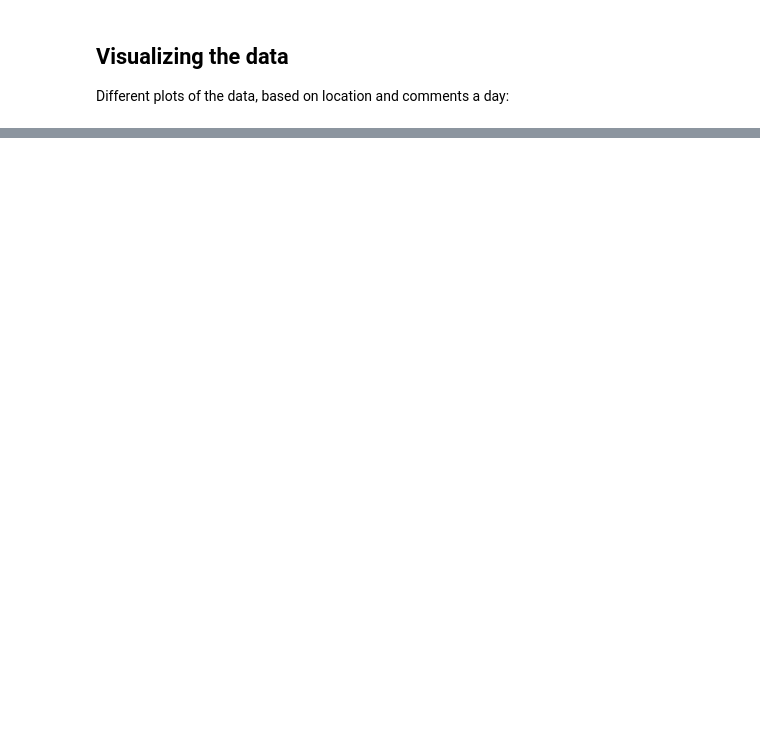
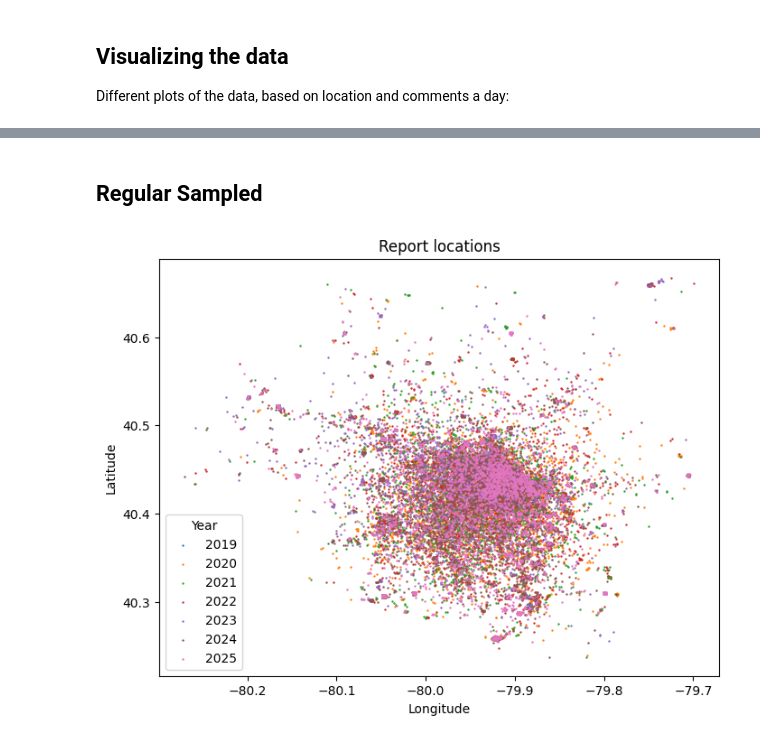
Before and after one commit to thomaselsinga/bachelor_thesis, a Jupyter notebook: preprocessing.ipynb, the cells around one changed output, grey strips where cells are left out. Drawn from its saved outputs; the diff is of its cells as text; code cells hidden in the pictures; blank space fills up the shorter version.

```diff
--- a/preprocessing.ipynb
+++ b/preprocessing.ipynb
@@ -210,0 +196,25 @@ df_irregular.to_csv("data/smell_irregular.csv")
+# %%
+df_regular = df_irregular.copy()
+# %%
+df_regular = df_regular.resample("1h").agg(
+    count = ("smell value", "size"),
+    mean_smell = ("smell value", "mean"),
+    latitude_mean = ("skewed latitude", "mean"),
+    latitude_std = ("skewed latitude", "std"),
+    longitude_mean = ("skewed longitude", "mean"),
+    longitude_std = ("skewed longitude", "std"),
+    text_emb_mean = ("embedding",
+        lambda x: (np.mean(np.stack(vals), axis=0)
+            if (vals := [v for v in x if v is not None and len(v) > 0])
+            else np.nan
+        )
+    ),
+
+    text_emb_std = ("embedding",
+        lambda x: (np.std(np.stack(vals), axis=0)
+            if (vals := [v for v in x if v is not None and len(v) > 0])
+            else np.nan
+        )
+    ),
+
+    )
@@ -240,0 +392,20 @@ plt.show()
+# %% [markdown]
+## Regular Sampled
+# %%
+df_regular["year"] = pd.to_datetime(df_regular.index, errors="coerce", utc=True).year
+
+plt.figure(figsize=(8,6))
+
+for i in df_regular["year"].dropna().unique():
+    subset = df_regular[df_regular["year"] == i]
+
+    plt.scatter(subset["longitude_mean"], subset["latitude_mean"], label=str(i), s=0.5)
+
+plt.xlabel("Longitude")
+plt.ylabel("Latitude")
+plt.title("Report locations")
+plt.legend(title="Year")
+
+plt.show()
+# %% [output]
+[figure, added]
```
Also changed, not shown: parts of 78 cells of this notebook, 7 other files.
